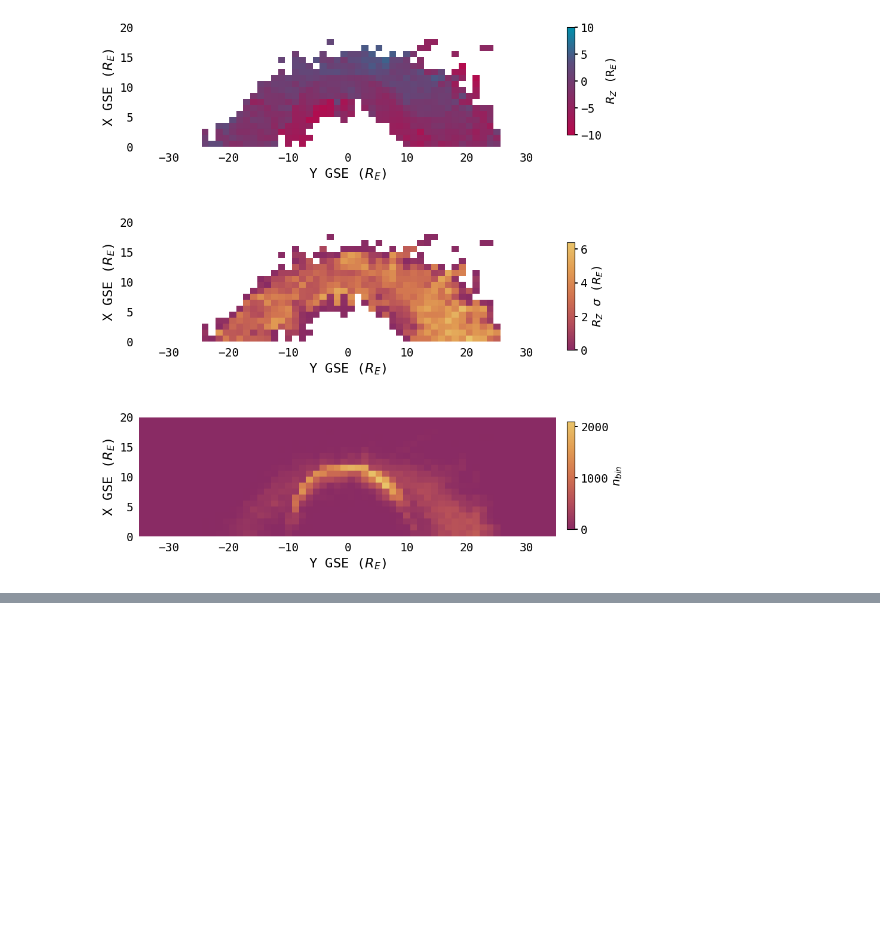
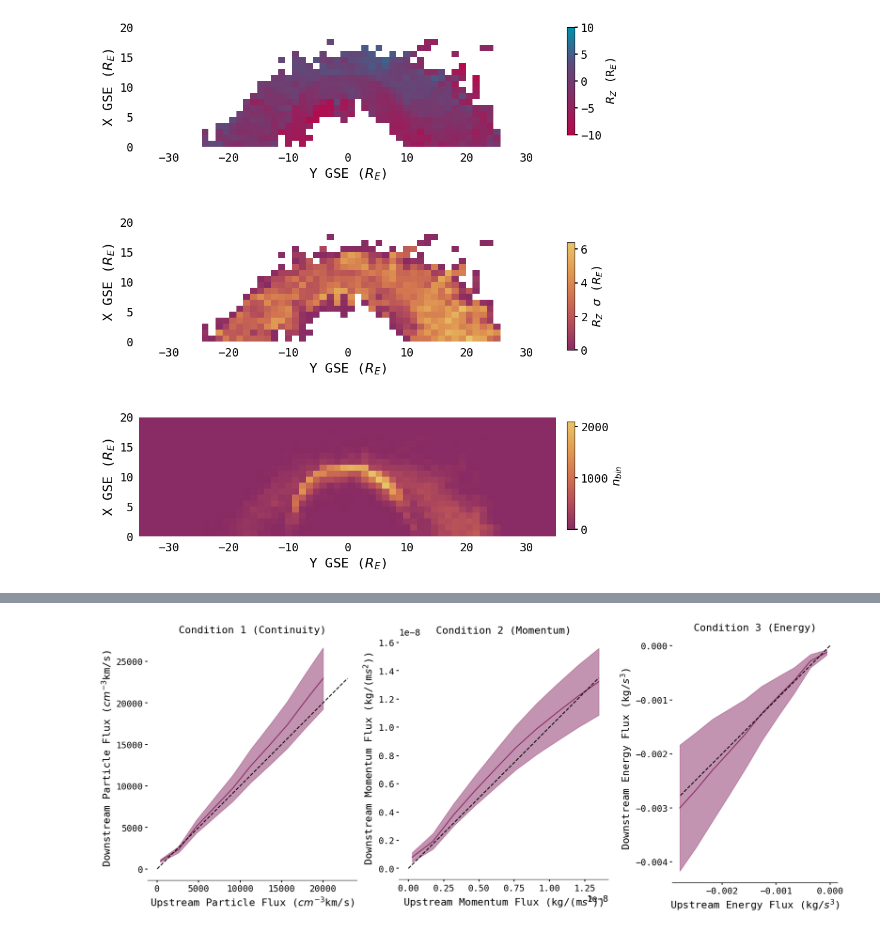
Before and after one commit to connor-obrien888/primesh, a Jupyter notebook: scratch.ipynb, the cells around one changed output, grey strips where cells are left out. Cells and saved outputs as stored; diff of their text form; code cells hidden in the pictures; blank space fills up the shorter version.

```diff
--- a/scratch.ipynb
+++ b/scratch.ipynb
@@ -1230,3 +1223,98 @@ cbar.ax.tick_params(labelsize=14)
 #plt.savefig(plotpath+'mms_position_heatmap.pdf', bbox_inches='tight')
 # %% [output]
 [figure]
+# %%
+#Construct frames of different solar wind densities for RH jump conditions
+x_extent = [0, 20]
+y_extent = [-0.5, 0.5]
+gridsize = 0.5
+x_grid = np.arange(x_extent[0], x_extent[1], gridsize) #Create a grid to calculate the magnetosheath conditions on
+y_grid = np.arange(y_extent[0], y_extent[1], gridsize) #Create a grid to calculate the magnetosheath conditions on
+framenum = 10
+bx = -4
+by = -4
+bz = np.zeros(framenum)
+ni = np.linspace(1,50,framenum)
+
+radial_grid = primesh.predict_grid(gridsize = gridsize, x_extent = x_extent, y_extent = y_extent, framenum = framenum,
+                                   bx = bx, by = by, bz = bz, vx = -400, vy = 0, vz = 0, ni = ni, vt = wind_data['Vth'].mean(),
+                                   rx = wind_data['R_xgse'].mean(), ry = wind_data['R_ygse'].mean(), rz = wind_data['R_zgse'].mean(), loc_mask = True)
+radial_grid[:,:,:,8] -= 30 #Subtract 30km/s from Vy to account for Earth's motion around the Sun
+# %%
+#RH Jump Condition 1
+fig, axes = plt.subplots(nrows=1, ncols=3, figsize=(20,7))
+
+nv_up = ni * 400 #Calculate the upstream particle flux
+nv_down_grid = radial_grid[:,:,1,12] * np.sqrt(radial_grid[:,:,1,6]**2 + radial_grid[:,:,1,8]**2 + radial_grid[:,:,1,10]**2) #Calculate the downstream particle flux
+nv_down = np.zeros(framenum)
+nv_down_err = np.zeros(framenum)
+for i in np.arange(framenum):
+    #Get the last value in radial_grid[i,:,1,12] that is not masked and assign it to nv_down[i]
+    arg = np.ma.flatnotmasked_edges(radial_grid[i,:,1,12])[1]
+    nv_down[i] = radial_grid[i,arg,1,12] * np.sqrt(radial_grid[i,arg,1,6]**2 + radial_grid[i,arg,1,8]**2 + radial_grid[i,arg,1,10]**2)
+    nv_down_err[i] = radial_grid[i,arg,1,13] * np.sqrt(radial_grid[i,arg,1,6]**2 + radial_grid[i,arg,1,8]**2 + radial_grid[i,arg,1,10]**2)
+#Plot the upstream and downstream particle fluxes
+axes[0].plot(nv_up, nv_down, color = c1, label = 'Upstream')
+axes[0].fill_between(nv_up, nv_down - nv_down_err, nv_down + nv_down_err, color = c1, alpha = 0.5)
+#Plot a dotted line on y=x
+axes[0].plot(np.linspace(0, np.max(nv_down)), np.linspace(0, np.max(nv_down)), color = 'k', linestyle = '--')
+axes[0].set_aspect('equal')
+axes[0].set_xlabel(r'Upstream Particle Flux ($cm^{-3}$km/s)', fontsize = 16)
+axes[0].set_ylabel(r'Downstream Particle Flux ($cm^{-3}$km/s)', fontsize = 16)
+axes[0].spines['top'].set_visible(False)
+axes[0].spines['right'].set_visible(False)
+axes[0].spines['left'].set_visible(False)
+axes[0].set_title(r'Condition 1 (Continuity)', fontsize = 16)
+
+#RH Jump condition 2
+vth = wind_data['Vth'].mean() #Set the upstream thermal velocity to the mean of the dataset
+nv2p_up = (1.673e-15) * ni * 400**2 + (1.673e-15) * ni * vth**2 + (3.979e-13) * np.abs(bx**2+by**2) - (2*3.979e-13) * (bx**2) #Calculate the upstream momentum flux in kg/ms^2
+nv2p_down = np.zeros(framenum)
+nv2p_down_err = np.zeros(framenum)
+for i in np.arange(framenum):
+    #Get the last value in radial_grid[i,:,1,12] that is not masked and assign it to nv2p_down[i]
+    arg = np.ma.flatnotmasked_edges(radial_grid[i,:,1,12])[1]
+    v_down = np.sqrt(radial_grid[i,arg,1,6]**2 + radial_grid[i,arg,1,8]**2 + radial_grid[i,arg,1,10]**2) #Calculate the downstream velocity magnitude
+    b_down = np.sqrt(radial_grid[i,arg,1,0]**2 + radial_grid[i,arg,1,2]**2 + radial_grid[i,arg,1,4]**2) #Calculate the downstream magnetic field magnitude
+    nv2p_down[i] = (1.673e-15) * radial_grid[i,arg,1,12] * v_down**2 + (1.602e-13) * radial_grid[i,arg,1,12] * radial_grid[i,arg,1,16] - (3.979e-13) * (radial_grid[i,arg,1,0]**2)
+    nv2p_down_err[i] = (1.673e-15) * radial_grid[i,arg,1,13] * v_down**2 + (1.602e-13) * radial_grid[i,arg,1,13] * radial_grid[i,arg,1,16] + (3.979e-13) * (b_down**2) - (2*3.979e-13) * (radial_grid[i,arg,1,1]**2)
+#Plot the upstream and downstream momentum fluxes
+axes[1].plot(nv2p_up, nv2p_down, color = c1, label = 'Upstream')
+axes[1].fill_between(nv2p_up, nv2p_down - nv2p_down_err, nv2p_down + nv2p_down_err, color = c1, alpha = 0.5)
+#Plot a dotted line on y=x
+axes[1].plot(np.linspace(0, np.max(nv2p_up)), np.linspace(0, np.max(nv2p_up)), color = 'k', linestyle = '--')
+axes[1].set_aspect('equal')
+axes[1].set_xlabel(r'Upstream Momentum Flux (kg/(m$s^{2}$))', fontsize = 16)
+axes[1].set_ylabel(r'Downstream Momentum Flux (kg/(m$s^{2}$))', fontsize = 16)
+axes[1].spines['top'].set_visible(False)
+axes[1].spines['right'].set_visible(False)
+axes[1].spines['left'].set_visible(False)
+axes[1].set_title(r'Condition 2 (Momentum)', fontsize = 16)
+
+#RH Jump condition 3
+eng_up = (0.5*1.673e-12) * ni * 400**2 * (-400) + (2.5) * (1.673e-12) * ni * vth**2 * (-400) + (7.958e-10) * np.abs(bx**2+by**2) * (-400) - (7.958e-10) * (bx**2) * (-400)  #Calculate the upstream energy flux in kg/s^3
+eng_down = np.zeros(framenum)
+eng_down_err = np.zeros(framenum)
+for i in np.arange(framenum):
+    #Get the last value in radial_grid[i,:,1,12] that is not masked and assign it to eng_down[i]
+    arg = np.ma.flatnotmasked_edges(radial_grid[i,:,1,12])[1]
+    v_down = np.sqrt(radial_grid[i,arg,1,6]**2 + radial_grid[i,arg,1,8]**2 + radial_grid[i,arg,1,10]**2) #Calculate the downstream velocity magnitude
+    b_down = np.sqrt(radial_grid[i,arg,1,0]**2 + radial_grid[i,arg,1,2]**2 + radial_grid[i,arg,1,4]**2) #Calculate the downstream magnetic field magnitude
+    eng_down[i] = (0.5*1.673e-12) * radial_grid[i,arg,1,12] * v_down**2 * radial_grid[i,arg,1,6] + (2.5) * (1.602e-10) * radial_grid[i,arg,1,12] * radial_grid[i,arg,1,16] * radial_grid[i,arg,1,6]
+    eng_down[i] += (7.958e-10) * b_down**2 * radial_grid[i,arg,1,6] - (7.958e-10) * (radial_grid[i,arg,1,0]**2) * radial_grid[i,arg,1,6]
+    eng_down_err[i] = (1.673e-12) * radial_grid[i,arg,1,12] * v_down**2 * radial_grid[i,arg,1,7] + (2.5) * (1.602e-10) * radial_grid[i,arg,1,12] * radial_grid[i,arg,1,16] * radial_grid[i,arg,1,7]
+    eng_down_err[i] += (7.958e-10) * b_down**2 * radial_grid[i,arg,1,7] - (7.958e-10) * (radial_grid[i,arg,1,0]**2) * radial_grid[i,arg,1,7]
+#Plot the upstream and downstream energy fluxes
+axes[2].plot(eng_up, eng_down, color = c1, label = 'Upstream')
+axes[2].fill_between(eng_up, eng_down - eng_down_err, eng_down + eng_down_err, color = c1, alpha = 0.5)
+#Plot a dotted line on y=x
+axes[2].plot(np.linspace(0, np.min(eng_up)), np.linspace(0, np.min(eng_up)), color = 'k', linestyle = '--')
+axes[2].set_aspect('equal')
+axes[2].set_xlabel(r'Upstream Energy Flux (kg/$s^{3}$)', fontsize = 16)
+axes[2].set_ylabel(r'Downstream Energy Flux (kg/$s^{3}$)', fontsize = 16)
+axes[2].spines['top'].set_visible(False)
+axes[2].spines['right'].set_visible(False)
+axes[2].spines['left'].set_visible(False)
+axes[2].set_title(r'Condition 3 (Energy)', fontsize = 16)
+#plt.savefig(plotpath+'continuity.pdf', bbox_inches='tight')
+# %% [output]
@@ -1232,0 +1322 @@ cbar.ax.tick_params(labelsize=14)
+[figure, added]
```
Also changed, not shown: parts of 9 cells of this notebook, 13 other files.
